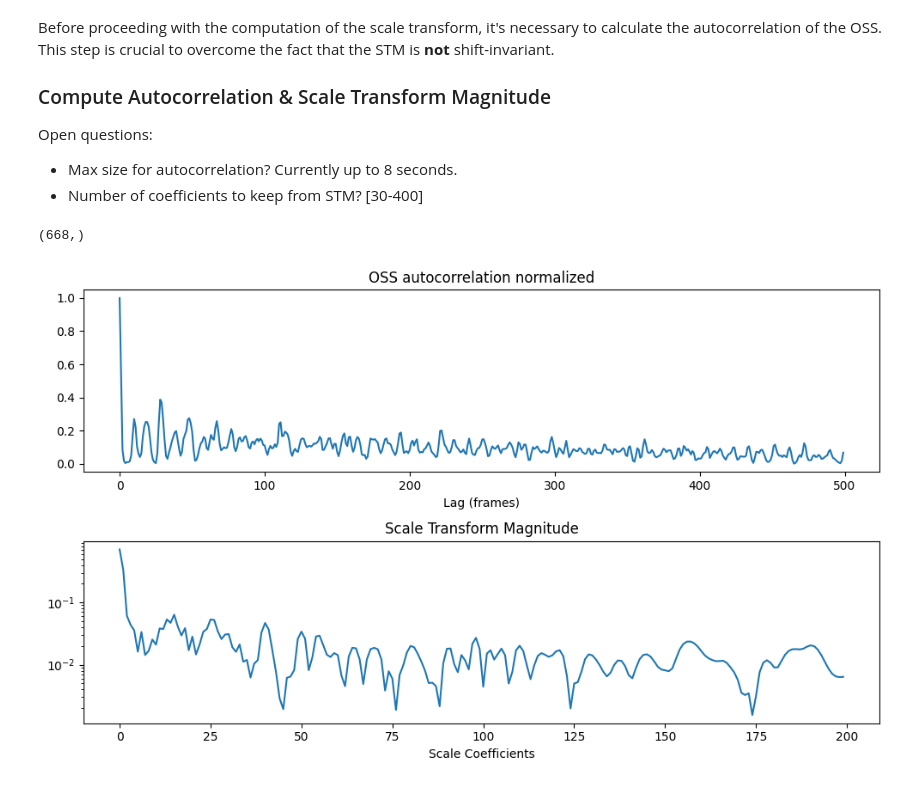
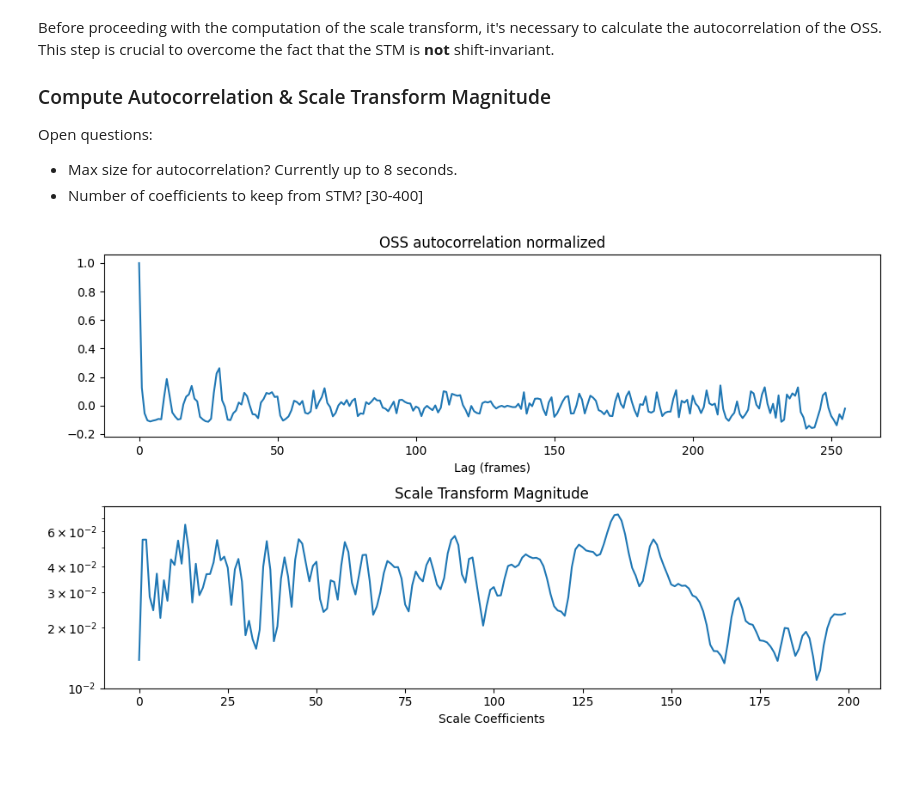
Before and after one commit to Masetto96/rhythmic-pattern-analysis, a Jupyter notebook: computation_demo.ipynb, the cells around one changed output. Saved outputs shown, nothing was run; the diff lists cells and outputs as text; code cells hidden in the pictures.

```diff
--- a/computation_demo.ipynb
+++ b/computation_demo.ipynb
@@ -65,10 +67,7 @@ ax.set(title="Power Log Mel Spectrogram")
 # %% [markdown]
 ### Compute Onset Strenght Signal (OSS)
 # %%
-# oss = librosa.onset.onset_strength(y=y, sr=sr, n_mels=50, win_length=window_size, hop_length=hop_size,aggregate=np.median, detrend=True)
-# oss_scaled = librosa.onset.onset_strength(y=y_scaled, sr=sr, n_mels=50, win_length=window_size, hop_length=hop_size, aggregate=np.median, detrend=True)
-
-oss = librosa.onset.onset_strength(S=mel, sr=sr, lag=2, aggregate=np.median)
+oss = librosa.onset.onset_strength(S=mel, sr=sr, aggregate=np.median, detrend=True)
 
 fig, ax = plt.subplots(figsize=(10, 6))
 ax.plot(oss)
@@ -89,29 +88,25 @@ Open questions:
 - Max size for autocorrelation? Currently up to 8 seconds.
 - Number of coefficients to keep from STM? [30-400]
 # %%
-# auto correlation up to 8 seconds
-oss_ac = librosa.autocorrelate(oss, max_size=8 * sr // hop_size)
-
-# Normalization
-oss_ac = librosa.util.normalize(oss_ac, norm=np.inf)
+# auto correlation up to 8 seconds and 0.5 seconds lag
+oss_ac = stm.short_time_autocorrelation(y=oss, win_size=window_size, hop_size=hop_size, window_type="rectangular")
 
 # scale transform magnitude
-fmt_n = 400
-stm = np.abs(librosa.fmt(oss_ac, n_fmt=fmt_n))[:200]
+scale_transform_magnitude = np.abs(librosa.fmt(oss_ac, axis=0))[:200]
 
-# print(stm.shape)
-
+# print(scale_transform_magnitude.shape)
 fig, ax = plt.subplots(nrows=2, figsize=(10, 6))
 
-ax[0].plot(oss_ac)
+ax[0].plot(np.mean(oss_ac, axis=1))
+# ax[0].plot(oss_ac)
+
 
 ax[0].set(xlabel="Lag (frames)", title="OSS autocorrelation normalized")
 
-ax[1].semilogy(np.abs(stm))
+ax[1].semilogy(np.mean(scale_transform_magnitude, axis=1))
 
 ax[1].set(xlabel="Scale Coefficients", title="Scale Transform Magnitude")
 
 plt.tight_layout()
 # %% [output]
-(668,)
-[figure, old version]
+[figure, new version]
```
Also changed, not shown: parts of 3 cells of this notebook, 8 other files.
